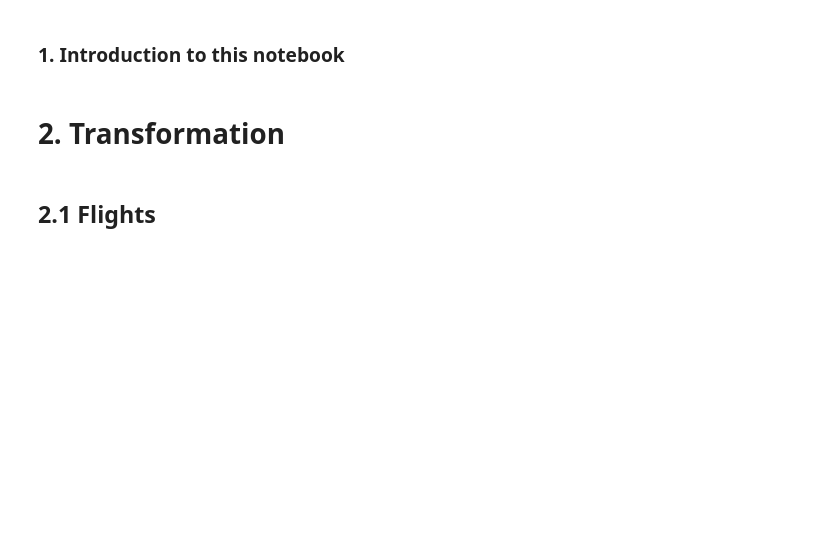
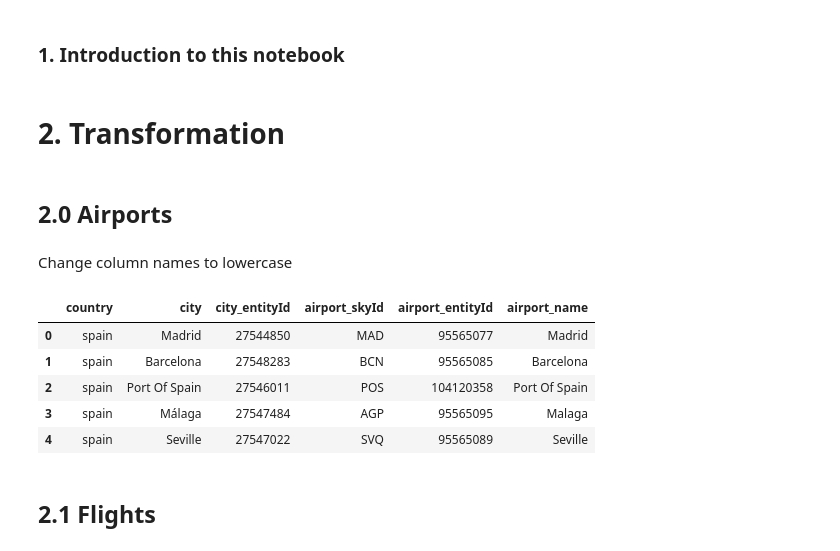
Before and after one commit to MiguelLopezVirues/travel_planner, a Jupyter notebook: notebooks/2_data_transformation.ipynb, the cells around one changed output. Drawn from its saved outputs; the diff is of its cells as text; code cells hidden in the pictures; blank space fills up the shorter version.

```diff
--- a/notebooks/2_data_transformation.ipynb
+++ b/notebooks/2_data_transformation.ipynb
@@ -7,3 +8,17 @@ import numpy as np
 ### 1. Introduction to this notebook
 # %% [markdown]
 # 2. Transformation
+# %% [markdown]
+## 2.0 Airports
+# %% [markdown]
+Change column names to lowercase
+# %%
+airports = pd.read_csv("../data/airport_codes/countries_airports.csv", index_col=0)
+airports.head()
+# %% [output]
+|  | country | city | city_entityId | airport_skyId | airport_entityId | airport_name |
+| 0 | spain | Madrid | 27544850 | MAD | 95565077 | Madrid |
+| 1 | spain | Barcelona | 27548283 | BCN | 95565085 | Barcelona |
+| 2 | spain | Port Of Spain | 27546011 | POS | 104120358 | Port Of Spain |
+| 3 | spain | Málaga | 27547484 | AGP | 95565095 | Malaga |
+| 4 | spain | Seville | 27547022 | SVQ | 95565089 | Seville |
```
Also changed, not shown: parts of 17 cells of this notebook, 13 other files.
